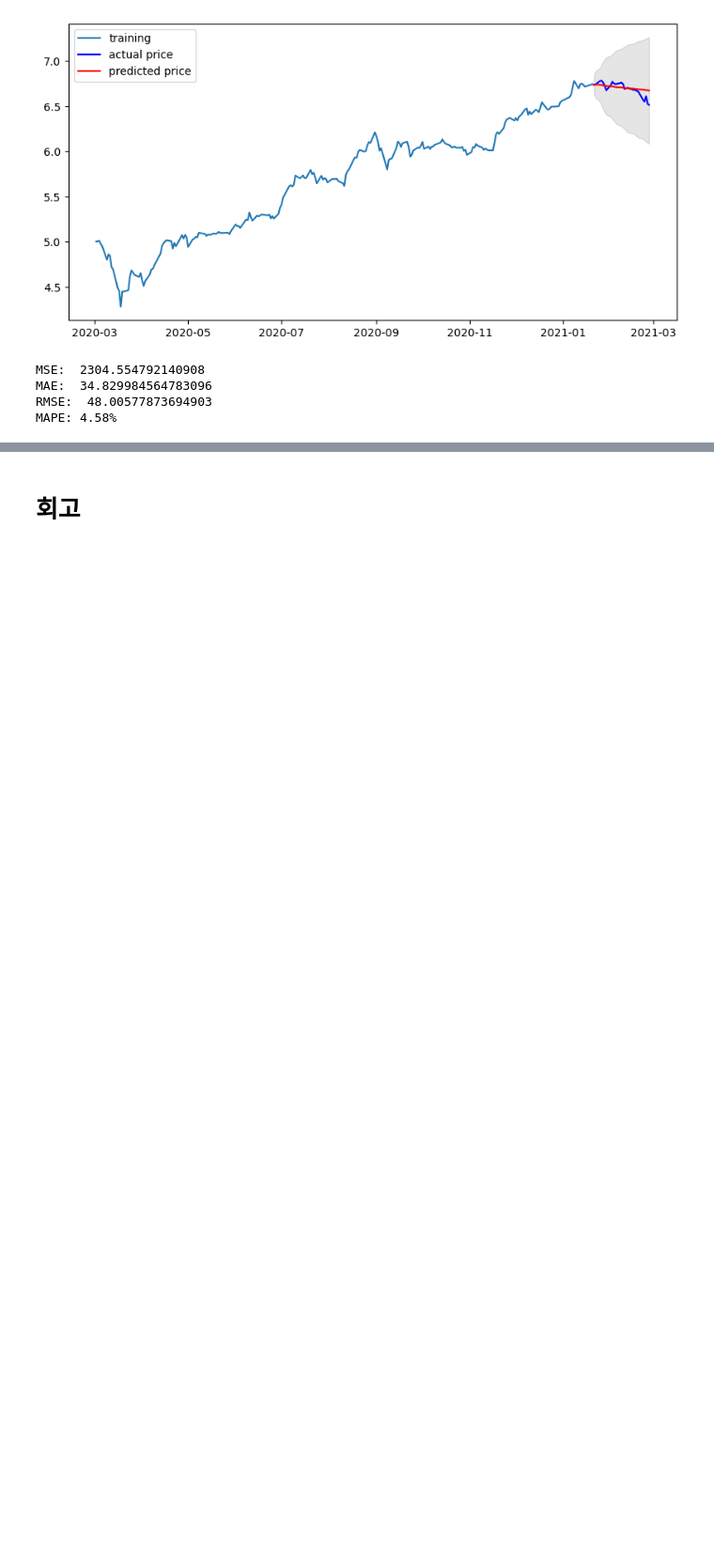
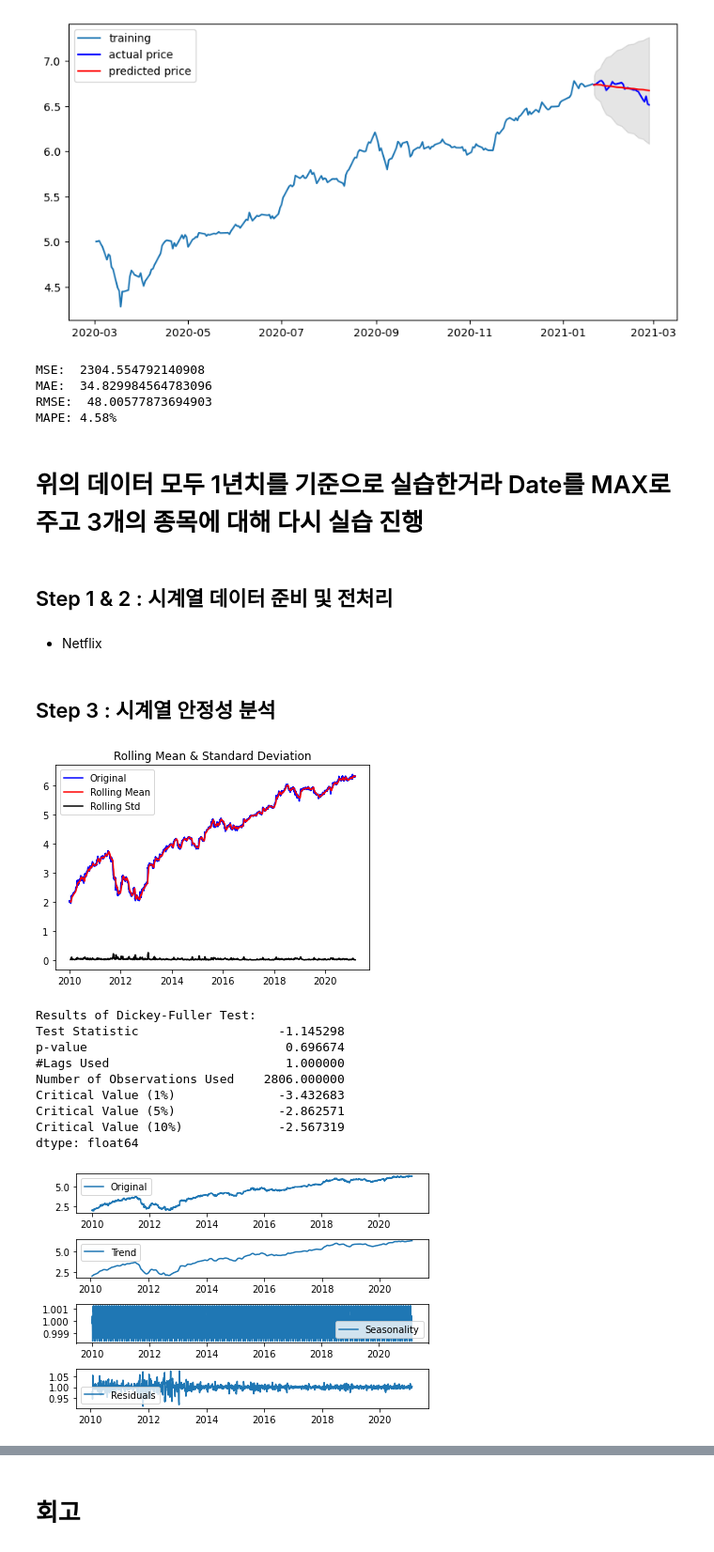
Before and after one commit to wonderkyeom/Stock_Prediction, a Jupyter notebook: Stock_Prediction.ipynb, the cells around one changed output, grey strips where cells are left out. Shown at 94% size. Drawn from its saved outputs; the diff is of its cells as text; code cells hidden in the pictures; blank space fills up the shorter version.

```diff
--- a/Stock_Prediction.ipynb
+++ b/Stock_Prediction.ipynb
@@ -1069,3 +1069,64 @@ MSE:  2304.554792140908
 MAE:  34.829984564783096
 RMSE:  48.00577873694903
 MAPE: 4.58%
+# %% [markdown]
+# 위의 데이터 모두 1년치를 기준으로 실습한거라 Date를 MAX로 주고 3개의 종목에 대해 다시 실습 진행
+# %% [markdown]
+## Step 1 & 2 : 시계열 데이터 준비 및 전처리
+# %% [markdown]
+- Netflix
+# %%
+dataset_filepath = './NFLX_Max.csv'
+df = pd.read_csv(dataset_filepath, index_col='Date', parse_dates=True)
+ts = df['Close']
+
+# 결측치 처리
+ts=ts.interpolate(method='time')
+ts[ts.isna()]  # Time Series에서 결측치가 있는 부분만 Series로 출력합니다.
+
+# 2002년 음수값 제거
+ts=ts['2010-01-01':'2021-03-02']
+
+# 로그 변환
+ts_log = np.log(ts)
+# %% [markdown]
+## Step 3 : 시계열 안정성 분석
+# %%
+# 정성적 그래프 분석
+plot_rolling_statistics(ts_log, window=12)
+
+#정량적 Augmented Dicky-Fuller Test
+augmented_dickey_fuller_test(ts_log)
+
+#시계열 분해 (Time Series Decomposition)
+from statsmodels.tsa.seasonal import seasonal_decompose
+decomposition = seasonal_decompose(ts_log, model='multiplicative', period = 20)
+trend = decomposition.trend
+seasonal = decomposition.seasonal
+residual = decomposition.resid
+
+plt.subplot(411)
+plt.plot(ts_log, label='Original')
+plt.legend(loc='best')
+plt.subplot(412)
+plt.plot(trend, label='Trend')
+plt.legend(loc='best')
+plt.subplot(413)
+plt.plot(seasonal,label='Seasonality')
+plt.legend(loc='best')
+plt.subplot(414)
+plt.plot(residual, label='Residuals')
+plt.legend(loc='best')
+plt.tight_layout()
+# %% [output]
+[figure, added]
+Results of Dickey-Fuller Test:
+Test Statistic                   -1.145298
+p-value                           0.696674
+#Lags Used                        1.000000
+Number of Observations Used    2806.000000
+Critical Value (1%)              -3.432683
+Critical Value (5%)              -2.862571
+Critical Value (10%)             -2.567319
+dtype: float64
+[figure, added]
```
Also changed, not shown: parts of 33 cells of this notebook.
